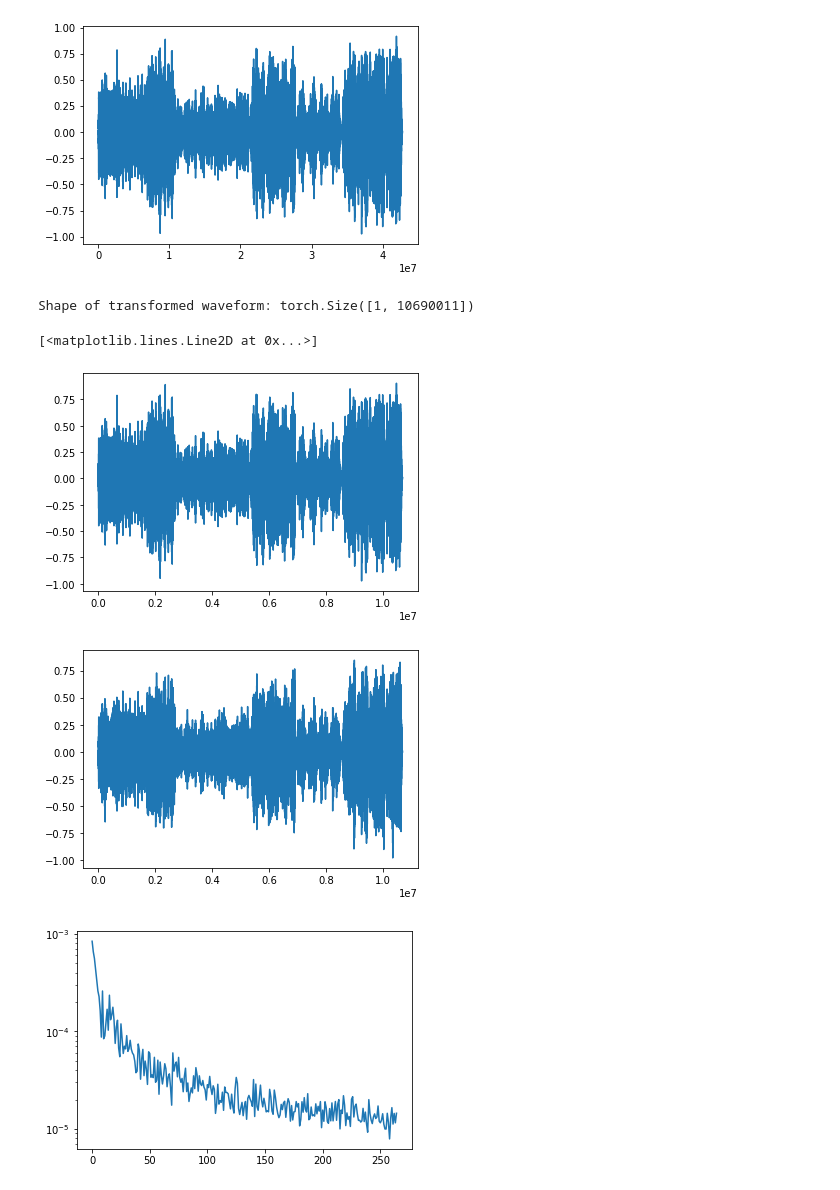
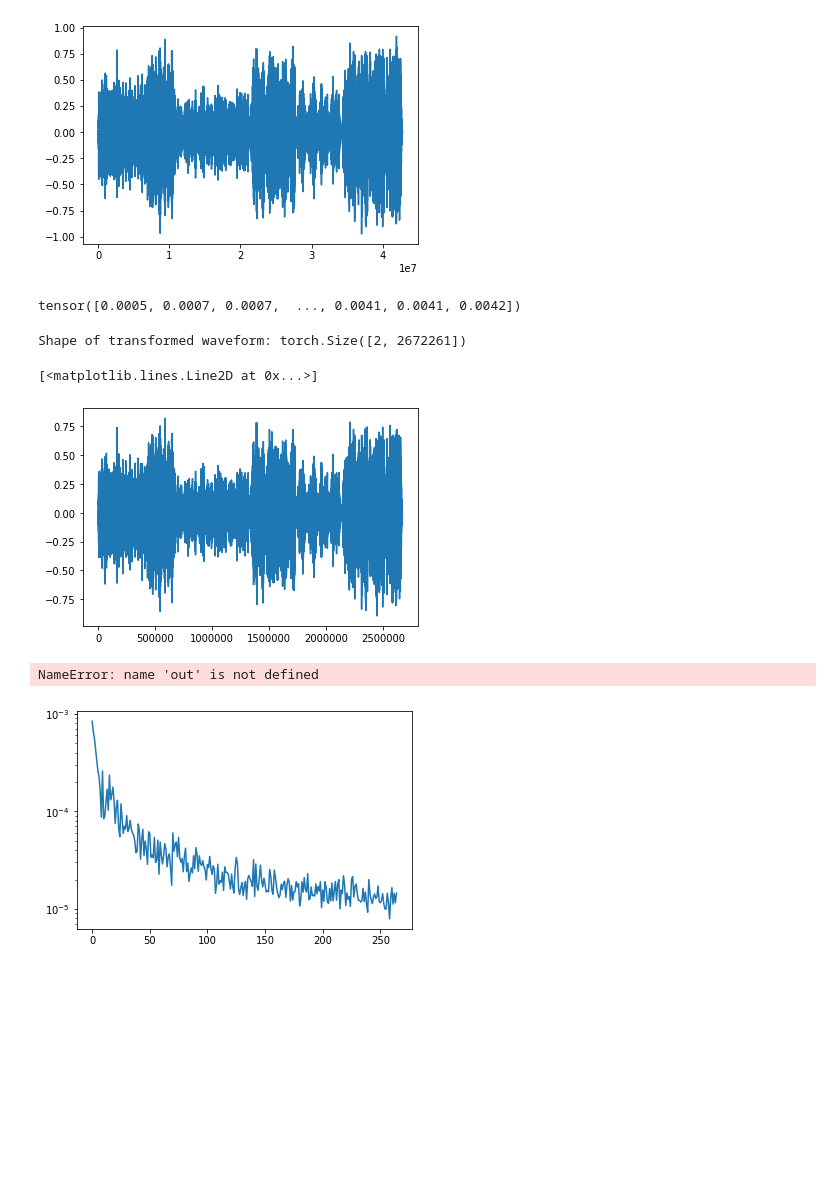
Before and after one commit to Billotais/Denoising-with-Generative-Models, a Jupyter notebook: notes.ipynb, the cells around one changed output. Drawn from its saved outputs; the diff is of its cells as text; code cells hidden in the pictures; blank space fills up the shorter version.

```diff
--- a/notes.ipynb
+++ b/notes.ipynb
@@ -393,26 +395,27 @@ plt.plot(waveform[0,:].numpy())
+# %%
+input
+# %% [output]
+tensor([0.0005, 0.0007, 0.0007,  ..., 0.0041, 0.0041, 0.0042])
 # %%
-new_sample_rate = sample_rate/4
+new_sample_rate = sample_rate/16
 
-# Since Resample applies to a single channel, we resample first channel here
-channel = 0
-transformed0 = torchaudio.transforms.Resample(sample_rate, new_sample_rate)(waveform[0,:].view(1,-1))
-transformed1 = torchaudio.transforms.Resample(sample_rate, new_sample_rate)(waveform[1,:].view(1,-1))
+transformed = torchaudio.transforms.Resample(sample_rate, new_sample_rate)(waveform)
 
-print("Shape of transformed waveform: {}".format(transformed0.size()))
+
+print("Shape of transformed waveform: {}".format(transformed.size()))
 
 plt.figure()
-plt.plot(transformed0[0,:].numpy())
-plt.figure()
-plt.plot(transformed1[0,:].numpy())
+plt.plot(transformed[0,:].numpy())
 # %% [output]
-Shape of transformed waveform: torch.Size([1, 10690011])
+Shape of transformed waveform: torch.Size([2, 2672261])
 [<matplotlib.lines.Line2D at 0x...>]
-[figure, old version]
+[figure, new version]
-[figure, removed]
 # %%
 out = torch.cat((transformed0, transformed1), 0)
 # %%
 torchaudio.save("/mnt/Data/maestro-v2.0.0/out.mp3", out, new_sample_rate, precision=16, channels_first=True)
+# %% [output]
+NameError: name 'out' is not defined
 # %%
 # input downsampling : soit doubler pixels sur interpolation
 
```
Also changed, not shown: parts of 2 cells of this notebook, 6 other files.
